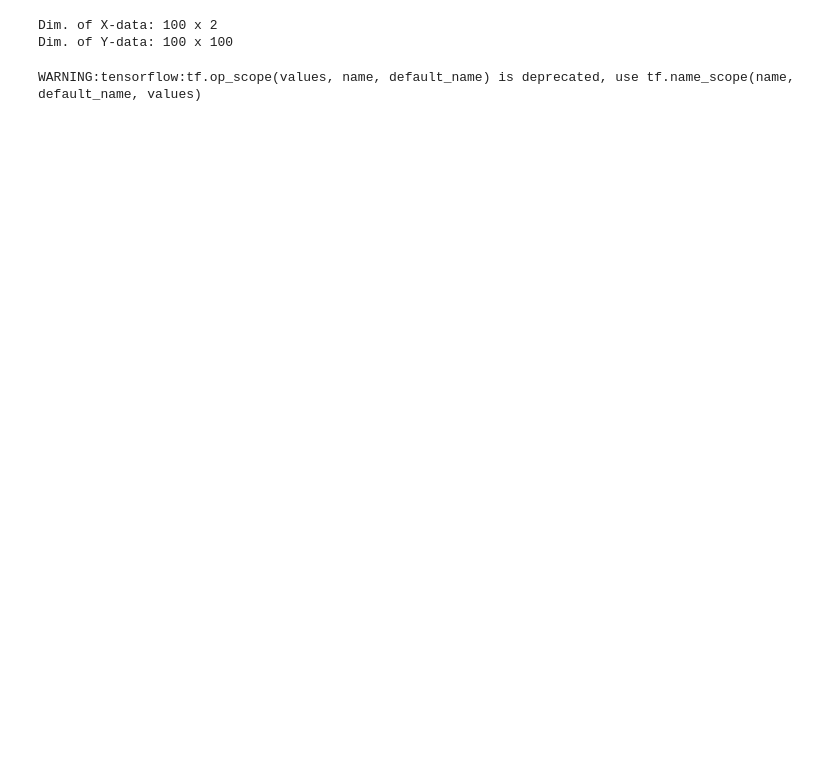
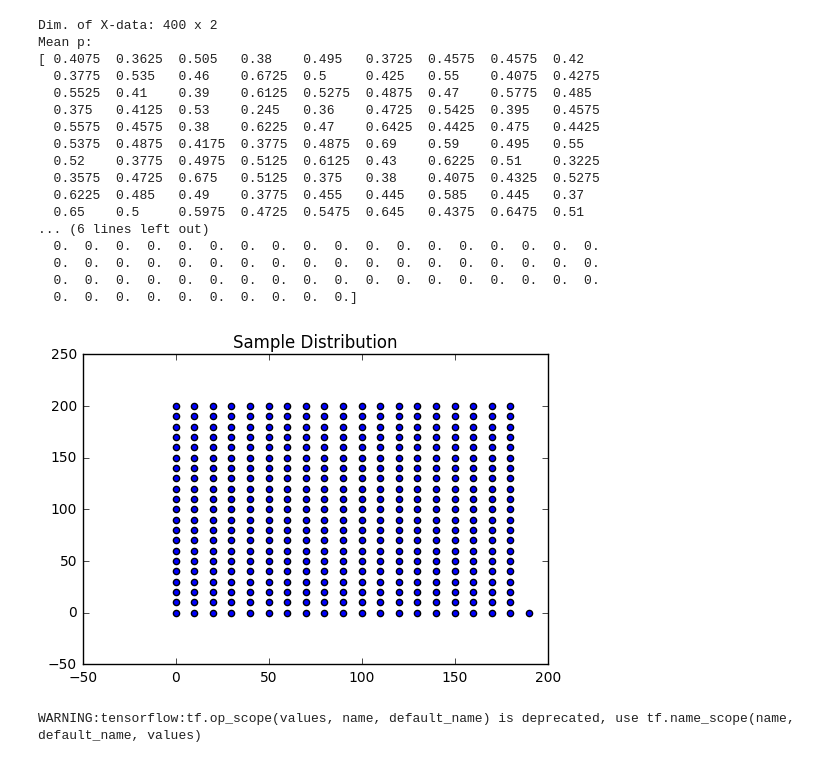
Before and after one commit to hringbauer/BarrierInferPublic, a Jupyter notebook: Laplace.ipynb, the cells around one changed output. Drawn from its saved outputs; the diff is of its cells as text; code cells hidden in the pictures; blank space fills up the shorter version.

Commit message:
Update to deal with varying means. genotypes6.csv contains random allele frequencies drawn with mean f=0 and std=0.3. the true values are found in mean_f6.csv

```diff
--- a/Laplace.ipynb
+++ b/Laplace.ipynb
@@ -15,16 +9,69 @@ Y_data = np.loadtxt('./data_genotypes1.csv', delimiter='$').astype('float64')[:n
-# %%
-assert(len(X_data) == len(Y_data))
-
-N = X_data.shape[0]
-k = X_data.shape[1]
-print("Dim. of X-data: %i x %i" % (N,k))
-M1 = Y_data.shape[0]
-M = Y_data.shape[1]
-Y_data[Y_data < 0.5] = -1.0
-print("Dim. of Y-data: %i x %i" % (M1,M))
-# %% [output]
-Dim. of X-data: 100 x 2
-Dim. of Y-data: 100 x 100
+# %%
+nr_inds=101
+X_data = np.loadtxt('./coordinates6.csv', delimiter='$').astype('float64')[:400,:] # Only load first nr_inds entries
+#X_data /= np.max(X_data)    # Divide by the maximum WHY??
+Y_data = np.loadtxt('./data_genotypes6.csv', delimiter='$').astype('float64')[:400,:]
+
+
+
+#print(mean_f)
+
+#./data_genotypes5.csv has mean p=0.2
+
+assert(len(X_data) == len(Y_data))
+
+N = X_data.shape[0]
+k = X_data.shape[1]
+print("Dim. of X-data: %i x %i" % (N,k))
+M1 = Y_data.shape[0]
+nr_loci = Y_data.shape[1]
+
+
+p_mean=np.mean(Y_data, axis=0) # Empirical average for every loci
+#p_mean=np.mean(Y_data)
+print("Mean p: ")
+print(p_mean)
+
+# Change this for coordinates5.csv  (If mean is known)
+f_mean = np.loadtxt('./mean_f6.csv', delimiter='$').astype('float64')   # Empirical f_mean
+#f_mean = np.log(p_mean) - np.log(1 - p_mean) # Does a Logit Transform
+#f_mean=np.log(0.2)-np.log(1.0-0.2)   # If known
+
+#print(len(f_mean))
+#print(len(f_mean))
+Y_data[Y_data < 0.5] = -1.0
+print("Dim. of Y-data: %i x %i" % (M1, nr_loci))
+
+#mean_paramss = np.array([f_mean for _ in range(nr_loci)]) # Initial Parameter for the mean-parameters
+mean_paramss = np.array([0.0 for _ in range(nr_loci)])  # Set everything to 0
+#mean_paramss = np.array(f_mean)
+print("Assumed f-mean:")
+print(mean_paramss)
+
+# Plot the data
+pylab.figure()
+pylab.title("Sample Distribution")
+pylab.scatter(X_data[:,0], X_data[:,1])
+pylab.show()
+# %% [output]
+Dim. of X-data: 400 x 2
+Mean p:
+[ 0.4075  0.3625  0.505   0.38    0.495   0.3725  0.4575  0.4575  0.42
+  0.3775  0.535   0.46    0.6725  0.5     0.425   0.55    0.4075  0.4275
+  0.5525  0.41    0.39    0.6125  0.5275  0.4875  0.47    0.5775  0.485
+  0.375   0.4125  0.53    0.245   0.36    0.4725  0.5425  0.395   0.4575
+  0.5575  0.4575  0.38    0.6225  0.47    0.6425  0.4425  0.475   0.4425
+  0.5375  0.4875  0.4175  0.3775  0.4875  0.69    0.59    0.495   0.55
+  0.52    0.3775  0.4975  0.5125  0.6125  0.43    0.6225  0.51    0.3225
+  0.3575  0.4725  0.675   0.5125  0.375   0.38    0.4075  0.4325  0.5275
+  0.6225  0.485   0.49    0.3775  0.455   0.445   0.585   0.445   0.37
+  0.65    0.5     0.5975  0.4725  0.5475  0.645   0.4375  0.6475  0.51
+... (6 lines left out)
+  0.  0.  0.  0.  0.  0.  0.  0.  0.  0.  0.  0.  0.  0.  0.  0.  0.  0.
+  0.  0.  0.  0.  0.  0.  0.  0.  0.  0.  0.  0.  0.  0.  0.  0.  0.  0.
+  0.  0.  0.  0.  0.  0.  0.  0.  0.  0.  0.  0.  0.  0.  0.  0.  0.  0.
+  0.  0.  0.  0.  0.  0.  0.  0.  0.  0.]
+[figure, added]
 # %%
 def py_func(func, inp, Tout, stateful=True, name=None, grad=None):
 
```
Also changed, not shown: parts of 11 cells of this notebook, 2 other files.
